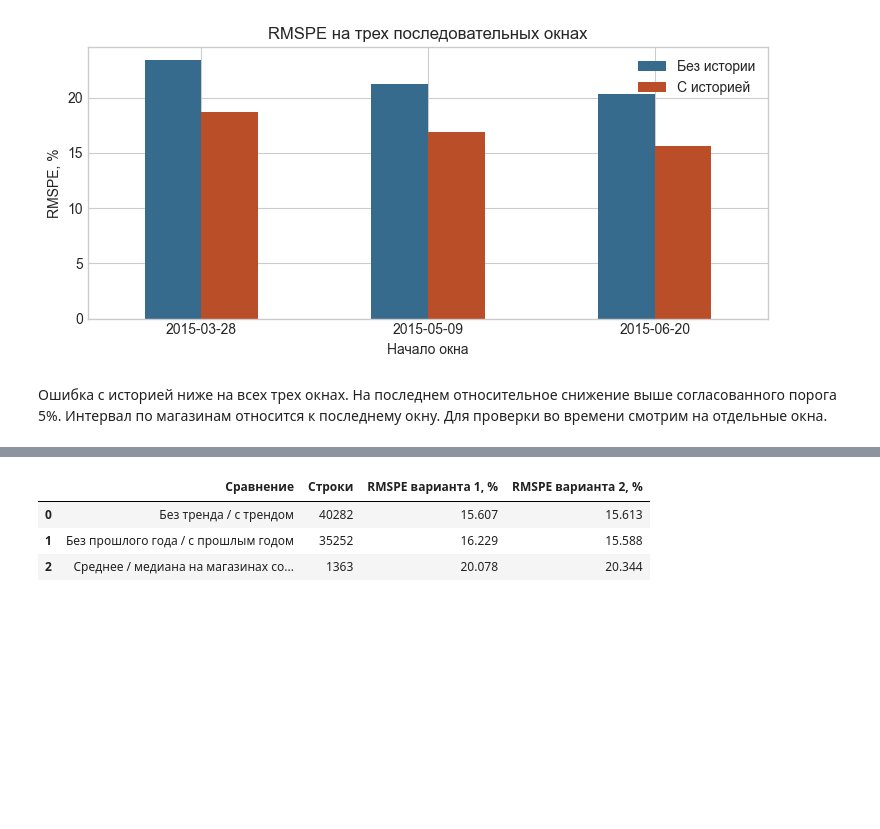
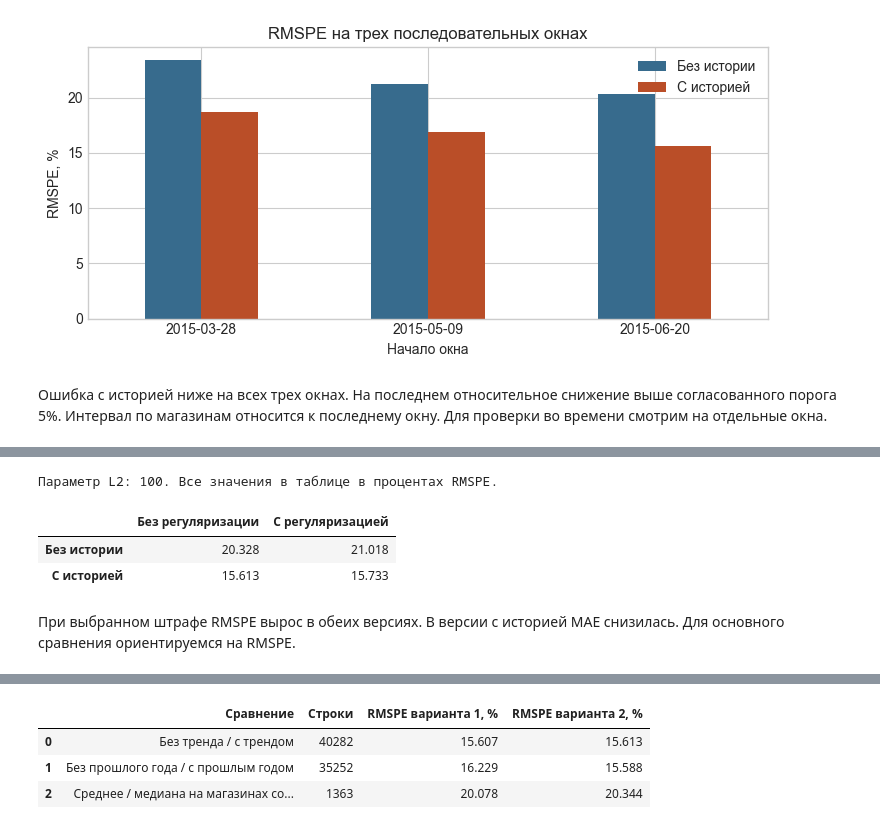
Before and after one commit to PikaChuChuMF/RnD-ML-Course-2026-2, a Jupyter notebook: notebooks/analysis.ipynb, the cells around one changed output, grey strips where cells are left out. Cells and saved outputs as stored; diff of their text form; code cells hidden in the pictures; blank space fills up the shorter version.

```diff
--- a/notebooks/analysis.ipynb
+++ b/notebooks/analysis.ipynb
@@ -104,3 +130,18 @@ plt.show()
+# %%
+l2 = report["regularization"]
+comparison = pd.DataFrame({
+    "Без регуляризации": {names[key]: 100 * report["experiments"][key]["rmspe"] for key in names},
+    "С регуляризацией": {names[key]: 100 * l2[key]["rmspe"] for key in names},
+})
+print(f'Параметр L2: {l2["alpha"]:g}. Все значения в таблице в процентах RMSPE.')
+display(comparison.round(3))
+# %% [output]
+Параметр L2: 100. Все значения в таблице в процентах RMSPE.
+|  | Без регуляризации | С регуляризацией |
+| Без истории | 20.328 | 21.018 |
+| С историей | 15.613 | 15.733 |
+# %% [markdown]
+При выбранном штрафе RMSPE вырос в обеих версиях. В версии с историей MAE снизилась. Для основного сравнения ориентируемся на RMSPE.
 # %% [markdown]
 ## Три исследовательских вопроса
 
```
Also changed, not shown: parts of 10 cells of this notebook, 5 other files.
